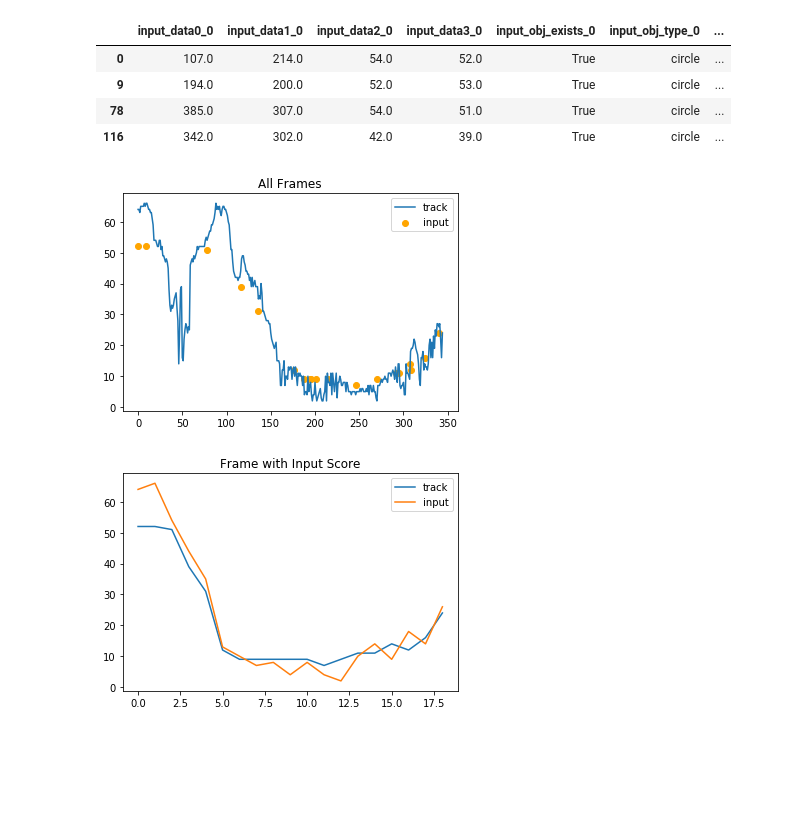
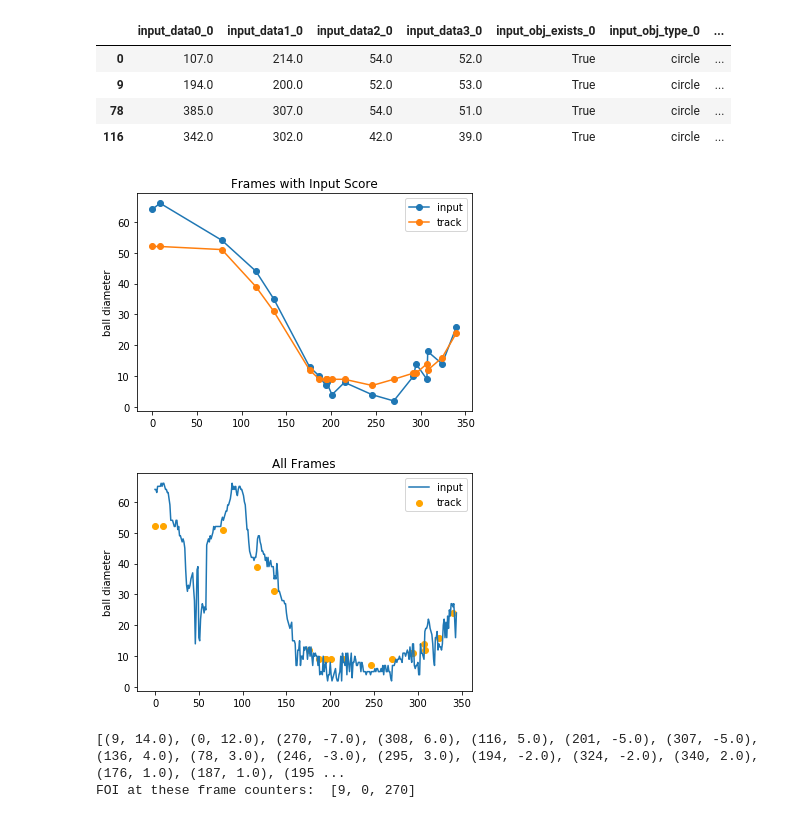
Before and after one commit to sutt/ppd, a Jupyter notebook: books/eval-module-2.ipynb, the cells around one changed output. Drawn from its saved outputs; the diff is of its cells as text; code cells hidden in the pictures; blank space fills up the shorter version.

Commit message:
refactor plot method in OutcomeData(); adding misc notes/docs

```diff
--- a/books/eval-module-2.ipynb
+++ b/books/eval-module-2.ipynb
@@ -43,11 +43,29 @@ od.displayCondensedTable()[:4]
 | 9 | 194.0 | 200.0 | 52.0 | 53.0 | True | circle | ... |
 | 78 | 385.0 | 307.0 | 54.0 | 51.0 | True | circle | ... |
 | 116 | 342.0 | 302.0 | 42.0 | 39.0 | True | circle | ... |
+# %%
+od.displayDiameterPlot()
+# %% [output]
+[figure, added]
+[figure, added]
 # %%
-data = od.buildDiameterPlotData(b_all_frames=True)
+data = od.displayDiameterPlot(b_ret=True)
-# %% [output]
-[figure, removed]
-# %%
-data = od.buildDiameterPlotData(b_all_frames=False)
-# %% [output]
-[figure, removed]
+# %%
+# use return data to find frames-of-interest:
+#   where's the largest discrepancy?
+
+ipt, trk = data[False]['input'], data[False]['track']
+
+ipt_y, trk_y, x = ipt[1], trk[1], ipt[0]
+
+tracker_diff = [(x, trk - ipt) for ipt, trk, x in zip(ipt_y, trk_y, x)]
+
+tracker_diff.sort(key=lambda elem: abs(elem[1]), reverse=True)
+print tracker_diff
+
+num_frames = 3
+foiList = [elem[0] for elem in tracker_diff[:num_frames]]
+print 'FOI at these frame counters: ', str(foiList)
+# %% [output]
+[(9, 14.0), (0, 12.0), (270, -7.0), (308, 6.0), (116, 5.0), (201, -5.0), (307, -5.0), (136, 4.0), (78, 3.0), (246, -3.0), (295, 3.0), (194, -2.0), (324, -2.0), (340, 2.0), (176, 1.0), (187, 1.0), (195 ...
+FOI at these frame counters:  [9, 0, 270]
```
Also changed, not shown: parts of 3 cells of this notebook, 3 other files.
